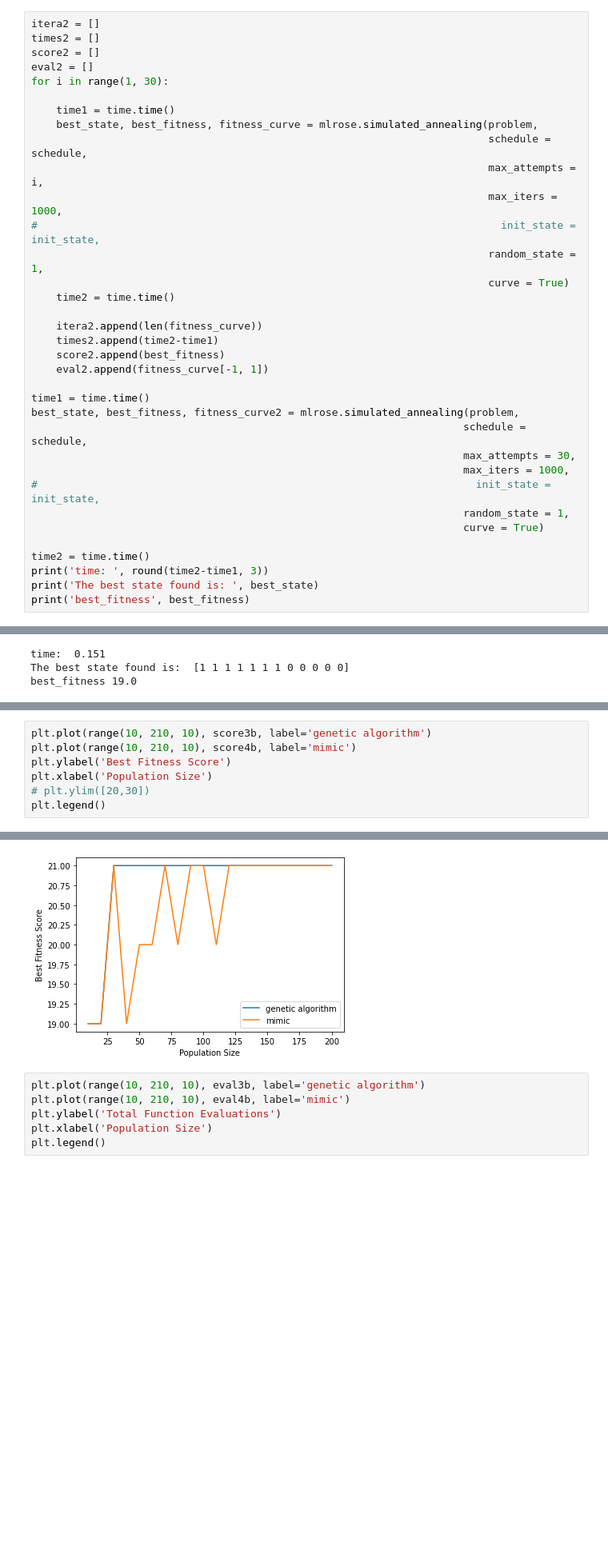
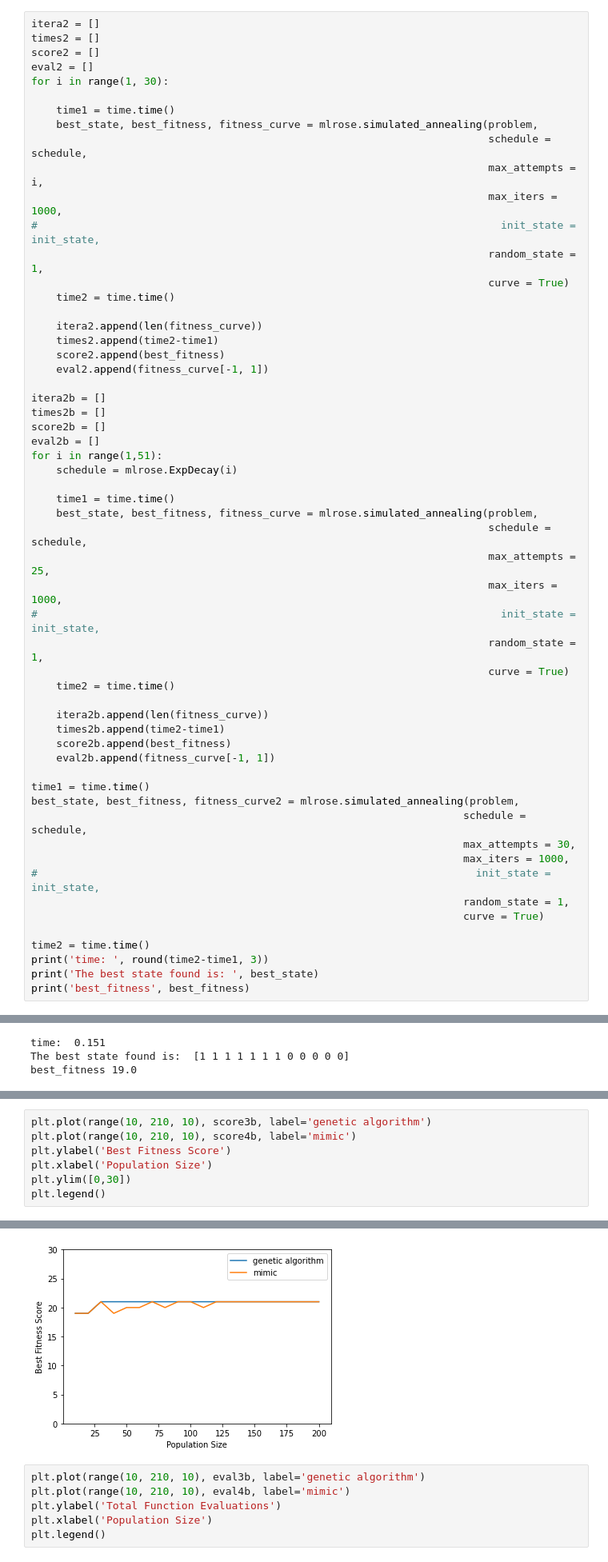
Before and after one commit to bryanliu94/CS7641_Machine_Learning, a Jupyter notebook: Assignment 2/SixPeaks.ipynb, the cells around one changed output, grey strips where cells are left out. Shown: that part at 80% size. Cells and saved outputs as stored; diff of their text form; blank space fills up the shorter version.

```diff
--- a/Assignment 2/SixPeaks.ipynb
+++ b/Assignment 2/SixPeaks.ipynb
@@ -75,6 +75,28 @@ for i in range(1, 30):
     score2.append(best_fitness)
     eval2.append(fitness_curve[-1, 1])
 
+itera2b = []
+times2b = []
+score2b = []
+eval2b = []
+for i in range(1,51):
+    schedule = mlrose.ExpDecay(i)
+
+    time1 = time.time()
+    best_state, best_fitness, fitness_curve = mlrose.simulated_annealing(problem,
+                                                                         schedule = schedule,
+                                                                         max_attempts = 25,
+                                                                         max_iters = 1000,
+#                                                                          init_state = init_state,
+                                                                         random_state = 1,
+                                                                         curve = True)
+    time2 = time.time()
+
+    itera2b.append(len(fitness_curve))
+    times2b.append(time2-time1)
+    score2b.append(best_fitness)
+    eval2b.append(fitness_curve[-1, 1])
+
 time1 = time.time()
 best_state, best_fitness, fitness_curve2 = mlrose.simulated_annealing(problem,
                                                                      schedule = schedule,
@@ -305,13 +336,13 @@ plt.legend()
 # %%
 plt.plot(range(10, 210, 10), score3b, label='genetic algorithm')
 plt.plot(range(10, 210, 10), score4b, label='mimic')
 plt.ylabel('Best Fitness Score')
 plt.xlabel('Population Size')
-# plt.ylim([20,30])
+plt.ylim([0,30])
 plt.legend()
 # %% [output]
 <matplotlib.legend.Legend at 0x...>
-[figure, old version]
+[figure, new version]
 # %%
 plt.plot(range(10, 210, 10), eval3b, label='genetic algorithm')
 plt.plot(range(10, 210, 10), eval4b, label='mimic')
```
Also changed, not shown: parts of 6 cells of this notebook, 11 other files.
